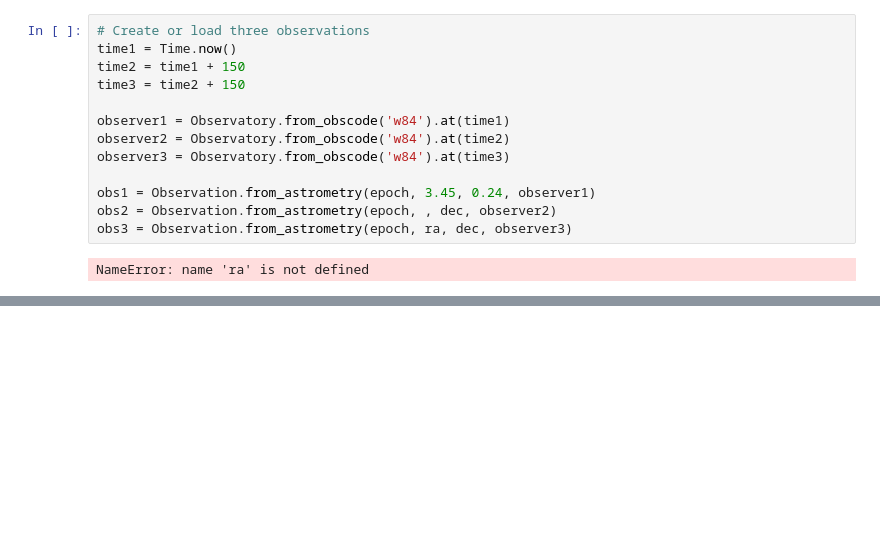
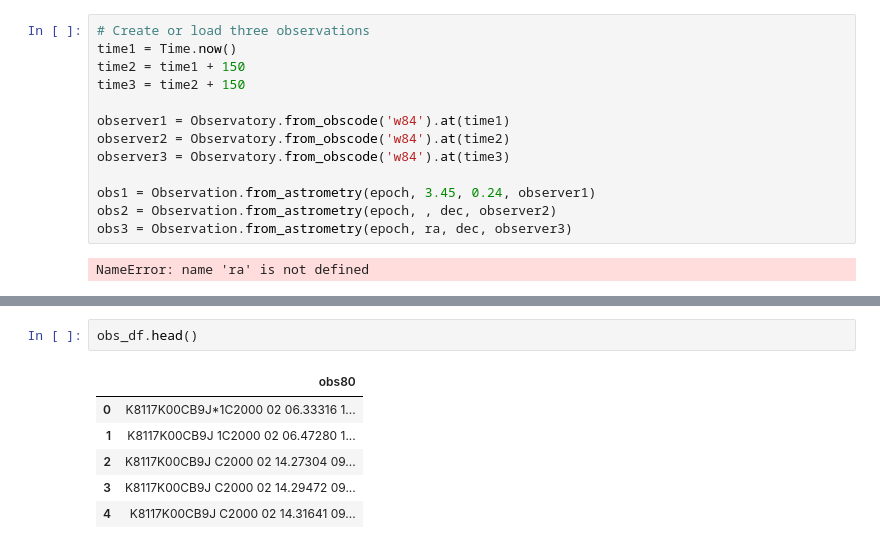
Before and after one commit to kjnapes/spacerocks, a Jupyter notebook: notebooks/messing_around.ipynb, the cells around one changed output, grey strips where cells are left out. Drawn from its saved outputs; the diff is of its cells as text; blank space fills up the shorter version.

```diff
--- a/notebooks/messing_around.ipynb
+++ b/notebooks/messing_around.ipynb
@@ -388,0 +420,9 @@ NameError: name 'ra' is not defined
+# %%
+obs_df.head()
+# %% [output]
+|  | obs80 |
+| 0 | K8117K00CB9J*1C2000 02 06.33316 1... |
+| 1 | K8117K00CB9J 1C2000 02 06.47280 1... |
+| 2 | K8117K00CB9J C2000 02 14.27304 09... |
+| 3 | K8117K00CB9J C2000 02 14.29472 09... |
+| 4 | K8117K00CB9J C2000 02 14.31641 09... |
```
Also changed, not shown: parts of 6 cells of this notebook, 2 other files.
